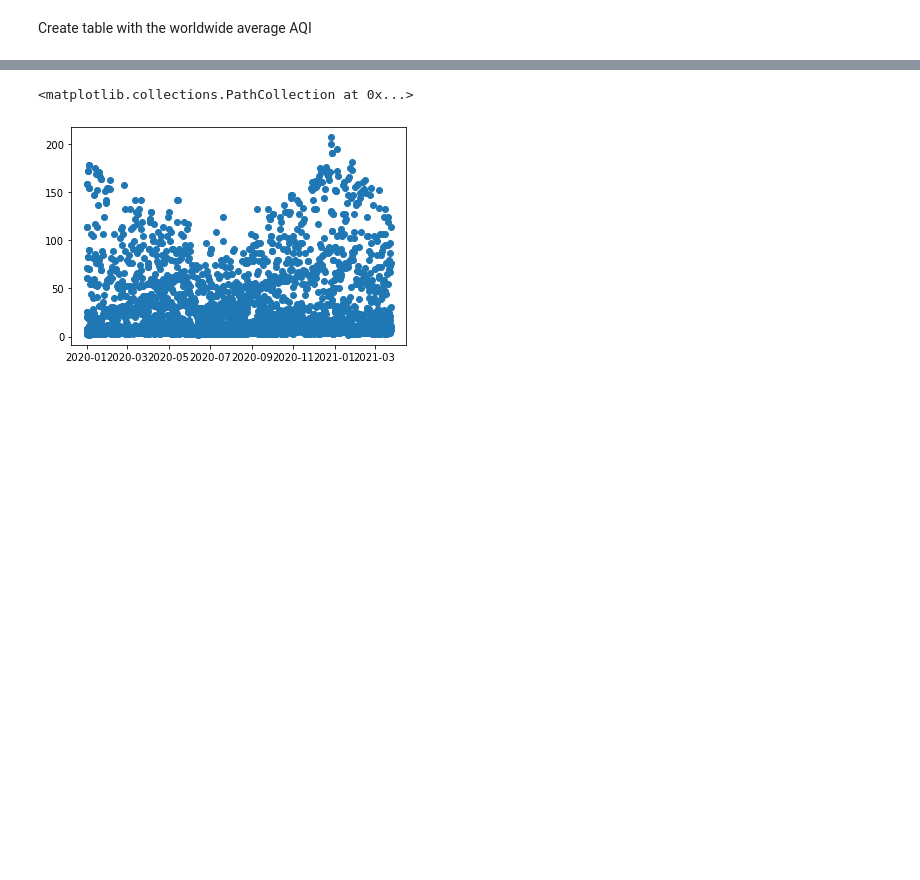
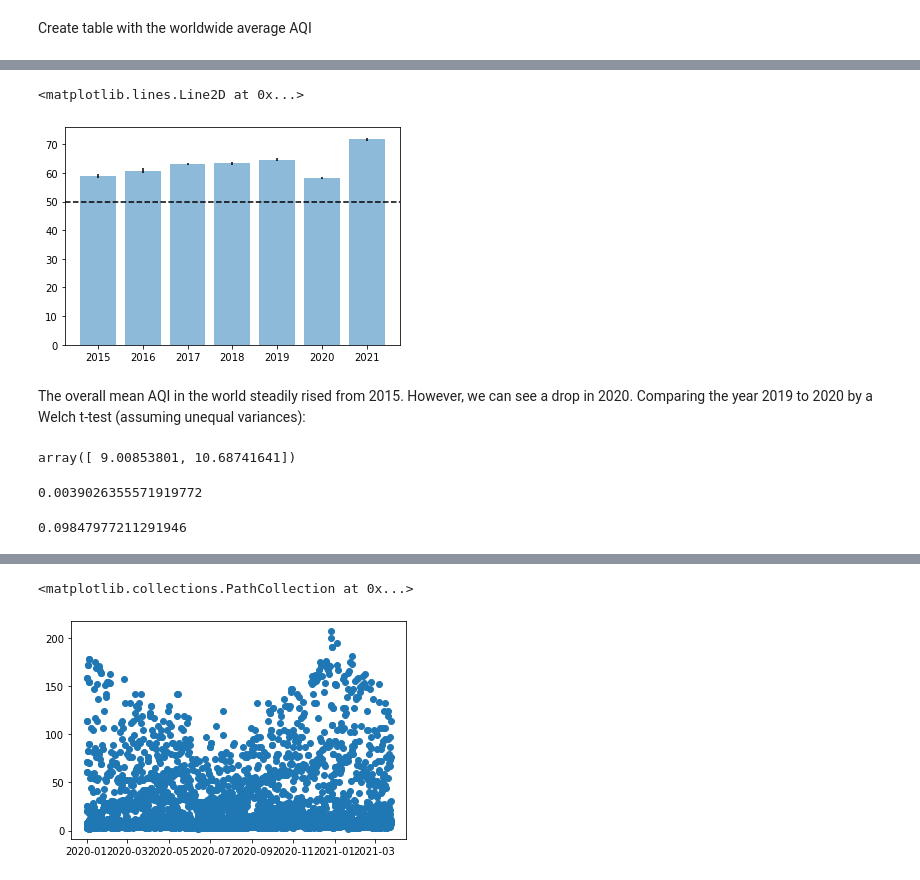
Before and after one commit to PabloVales/Air_Pollution_Covid, a Jupyter notebook: Untitled.ipynb, the cells around one changed output, grey strips where cells are left out. Saved outputs shown, nothing was run; the diff lists cells and outputs as text; code cells hidden in the pictures; blank space fills up the shorter version.

Commit message:
t-tests done

```diff
--- a/Untitled.ipynb
+++ b/Untitled.ipynb
@@ -327,29 +327,40 @@ def yearly_country_AQI(cou_df):
         for country in countries:
             country_df = year_df[year_df.Country == country]
             pollutants = country_df.Specie.unique()
+
+            # Calculation of the yearly mean for each pollutant:
             counter = 0
-
             pollutant_dict = {}
             std_dev_dict = {}
+            conf_interval_dict = {}
             for pollutant in pollutants:
                 pollutant_df = country_df[country_df.Specie == pollutant]
+
                 # Yearly mean of the AQI for a particular pollutant and country
                 mean_yearly_pollutant = pollutant_df['Mean'].mean()
                 pollutant_dict[pollutant] = mean_yearly_pollutant
 
-                # Standard deviation of the mean yearly pollutant
-                std_dev_mean = np.sqrt((pollutant_df.std_dev ** 2).sum())/pollutant_df.shape[0]
+                # Standard deviation of the mean yearly pollutant. Assuming i.i.d i.e Cov = 0
+                std_dev_mean = np.sqrt((pollutant_df.std_dev ** 2).sum())/pollutant_df.shape[0] # Propagation of std. deviations for the mean
                 std_dev_dict[pollutant] = std_dev_mean
+                no_points = pollutant_df.shape[0]
 
+                total_no_points = pollutant_df.No_points.sum()
+                #T-test confidence interval calculation
+                alpha= 0.95
+                error_95th = stats.t.interval(df=no_points-1, alpha=alpha)[1] * std_dev_mean
+                conf_interval_dict[pollutant] = error_95th
 
                 counter += 1
 
+                # Calculation of the overall AQI (max of the individual pollutant AQIs)
                 if counter == len(pollutants):
                     overall_yearly_AQI = pollutant_dict[max(pollutant_dict, key=pollutant_dict.get)] #key attribute is needed. Otherwise it will return the (computationally) largest dict_key
                     std_dev_yearly_AQI = std_dev_dict[max(pollutant_dict, key=pollutant_dict.get)]
+                    conf_interval_yearly_AQI = conf_interval_dict[max(conf_interval_dict, key=conf_interval_dict.get)]
                     date_string = '{}'.format(year)
-                    temp_df = pd.DataFrame({'Date': datetime.strptime(date_string, '%Y'), 'Country': country, 'Most_present_pollutant': max(pollutant_dict, key=pollutant_dict.get), \
-                                            'AQI': [overall_yearly_AQI], 'std_dev': std_dev_yearly_AQI})
+                    temp_df = pd.DataFrame({'Date': datetime.strptime(date_string, '%Y'), 'Country': country, 'Total_no_points': total_no_points, 'Most_present_pollutant': max(pollutant_dict, key=pollutant_dict.get), \
+                                            'No_points': no_points, 'AQI': [overall_yearly_AQI], 'std_dev': std_dev_yearly_AQI, 'conf_interval_95%': conf_interval_yearly_AQI})
                     final_df = pd.concat([final_df, temp_df])
 
     return final_df.reset_index().drop('index', axis=1)
@@ -365,11 +376,19 @@ def yearly_world_AQI(yearly_cou_df):
         mean_world_AQI = year_df.AQI.mean()
 
         # Standard deviation:
-        std_dev_mean = np.sqrt((year_df.std_dev ** 2).sum())/year_df.shape[0]
+        std_dev_mean = np.sqrt((year_df.std_dev ** 2).sum())/year_df.shape[0] # Propagation of standard deviation for the mean
+        no_points = year_df.shape[0]
+
+        total_no_points = year_df.Total_no_points.sum()
+
+        # T-test confidence interval
+        alpha= 0.95
+        error_95th = stats.t.interval(df=no_points-1, alpha=alpha)[1] * std_dev_mean
+
 
         date_string = '{}'.format(year)
-        temp_df = pd.DataFrame({'Date': datetime.strptime(date_string, '%Y'), 'Most_present_pollutant': year_df.Most_present_pollutant.value_counts().index[0], \
-                                'Mean_AQI': [mean_world_AQI], 'std_dev': std_dev_mean })
+        temp_df = pd.DataFrame({'Date': datetime.strptime(date_string, '%Y'), 'Total_no_points': total_no_points, 'Most_present_pollutant': year_df.Most_present_pollutant.value_counts().index[0], \
+                                'No_points': no_points, 'Mean_AQI': [mean_world_AQI], 'std_dev': std_dev_mean, 'conf_interval_95%': error_95th})
         final_df = pd.concat([final_df, temp_df])
 
     return final_df.reset_index().drop('index', axis=1)
@@ -376,2 +399,2 @@ def yearly_world_AQI(yearly_cou_df):
 # %%
-t = yearly_country_AQI(cou_df)
+yearly_country = yearly_country_AQI(cou_df)
@@ -405,0 +421,2 @@ plt.bar(y.Date.dt.year, y.Mean_AQI)
+# %%
+yearly_world = yearly_world_AQI(yearly_country)
@@ -405,0 +435,40 @@ plt.bar(y.Date.dt.year, y.Mean_AQI)
+# %%
+plt.bar(yearly_world[yearly_world.Date.dt.year > 2014].Date.dt.year, yearly_world[yearly_world.Date.dt.year > 2014].Mean_AQI, \
+        alpha=0.5, yerr= yearly_world[yearly_world.Date.dt.year > 2014]['conf_interval_95%'])
+plt.axhline(y=50, color='black', linestyle='--' )
+# %% [output]
+<matplotlib.lines.Line2D at 0x...>
+[figure, added]
+# %% [markdown]
+The overall mean AQI in the world steadily rised from 2015. However, we can see a drop in 2020. Comparing the year 2019 to 2020 by a Welch t-test (assuming unequal variances):
+# %%
+mean_2019, std_2019 = yearly_world[yearly_world.Date.dt.year == 2019]['Mean_AQI'].values[0], yearly_world[yearly_world.Date.dt.year == 2019]['std_dev'].values[0]
+mean_2020, std_2020 = yearly_world[yearly_world.Date.dt.year == 2020]['Mean_AQI'].values[0], yearly_world[yearly_world.Date.dt.year == 2020]['std_dev'].values[0]
+
+statistic = mean_2019-mean_2020
+n_2019 = yearly_world[yearly_world.Date.dt.year == 2019]['No_points'].values[0]
+n_2020 = yearly_world[yearly_world.Date.dt.year == 2020]['No_points'].values[0]
+
+std_statistic = np.sqrt(std_2019**2 + std_2020**2)
+df_welch = (std_2019**2+std_2020**2)**2/(std_2019**2/(n_2019-1) + std_2020**2/(n_2020-1))
+degrees_freedom = n_2019 + n_2020 - 2
+
+
+
+alpha= 0.95
+error = stats.t.interval(df=degrees_freedom, alpha=alpha)[1] * std_statistic
+CI = np.array([statistic-error, statistic+error])
+CI_percent = (CI/mean_2019)*100
+CI_percent
+# %% [output]
+array([ 9.00853801, 10.68741641])
+# %%
+std = np.sqrt((mean_2019**(-1))**2 * std_2020**2 + (mean_2019**(-2) * mean_2020)**2 * std_2019**2)
+std
+# %% [output]
+0.0039026355571919772
+# %%
+g = (mean_2019-mean_2020)/mean_2019
+g
+# %% [output]
+0.09847977211291946
```
Also changed, not shown: parts of 28 cells of this notebook, 2 other files.
